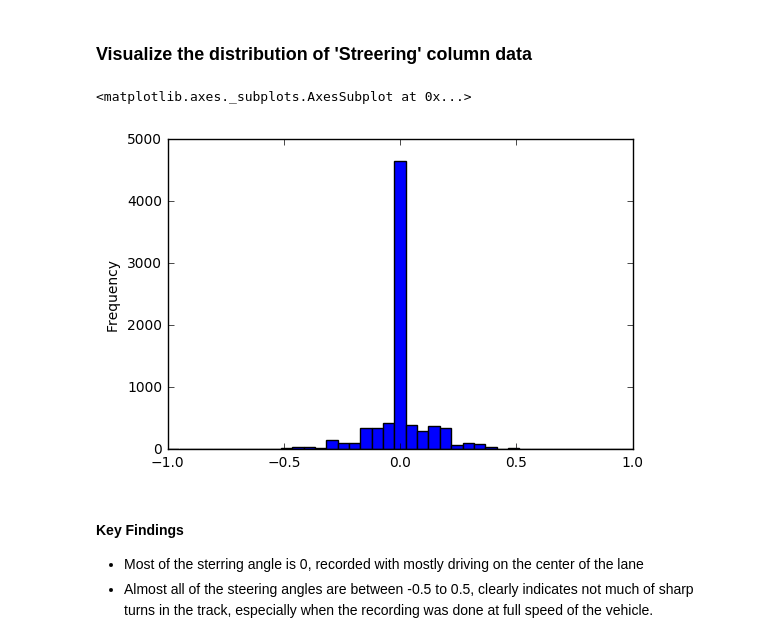
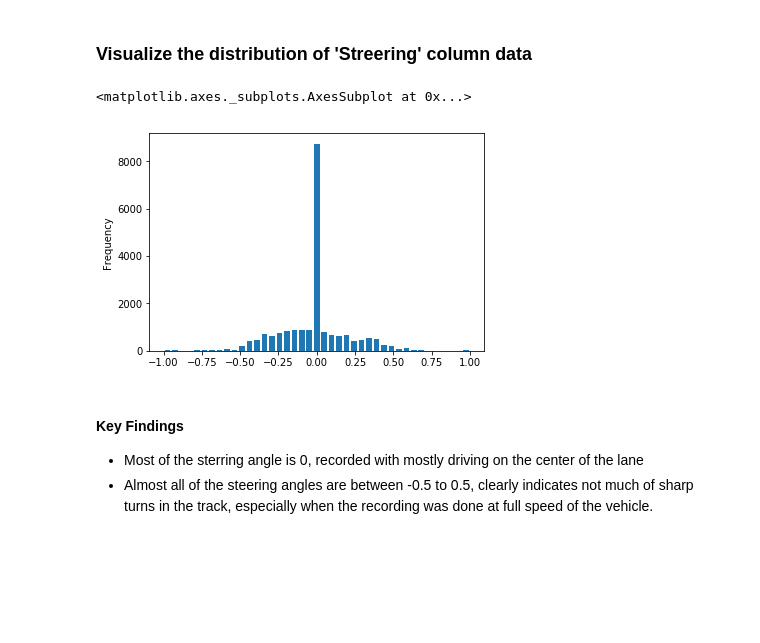
Before and after one commit to rajeshb/SelfDrivingCar, a Jupyter notebook: T1P3-Behavioral-Cloning/dataexploration.ipynb, the cells around one changed output. Drawn from its saved outputs; the diff is of its cells as text; code cells hidden in the pictures; blank space fills up the shorter version.

```diff
--- a/T1P3-Behavioral-Cloning/dataexploration.ipynb
+++ b/T1P3-Behavioral-Cloning/dataexploration.ipynb
@@ -34,7 +34,7 @@ def plot_images_in_a_row(images, titles):
 
 from settings import Settings
 default_settings = Settings(
-    data_path = 'data/',
+    data_path = '../mydata2/',
     data_file = 'driving_log.csv',
     images_path = 'IMG/',
     batch_size = 512,
@@ -106,10 +106,10 @@ data.describe()
 ### Visualize the distribution of 'Streering' column data
 # %%
 # plot the distribution of steering angles
-data['steering'].plot.hist(range=(-1,1), bins=41)
+data['steering'].plot.hist(range=(-1,1), bins=41, rwidth=0.75)
 # %% [output]
 <matplotlib.axes._subplots.AxesSubplot at 0x...>
-[figure, old version]
+[figure, new version]
 # %% [markdown]
 #### Key Findings
 * Most of the sterring angle is 0, recorded with mostly driving on the center of the lane
```
Also changed, not shown: parts of 14 cells of this notebook, 1 other file.
